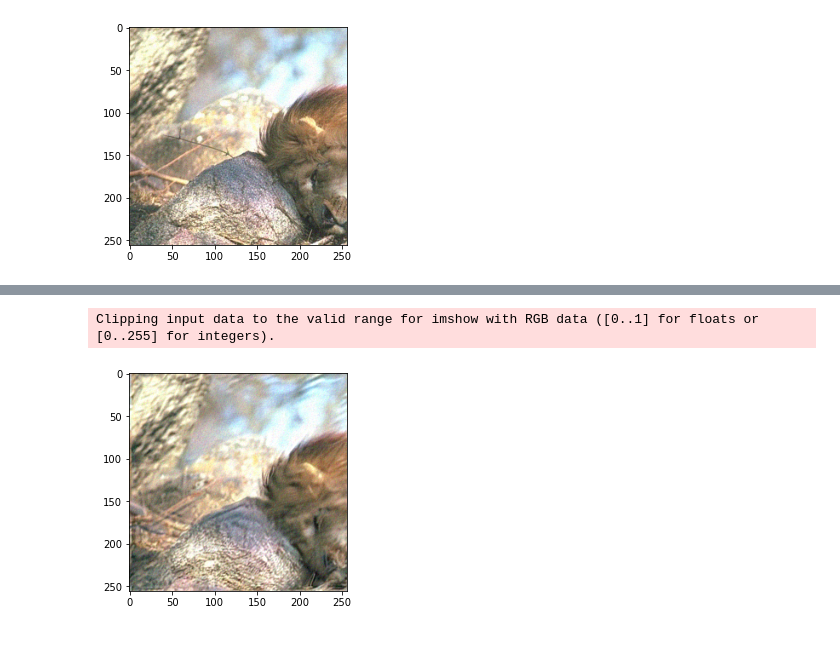
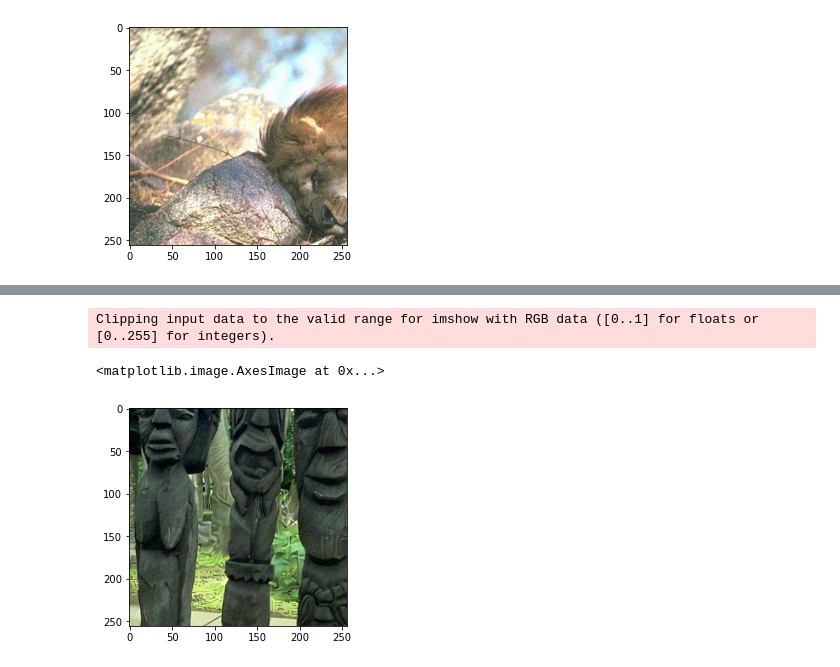
Before and after one commit to zihaozou/potential, a Jupyter notebook: test.ipynb, the cells around one changed output, grey strips where cells are left out. Drawn from its saved outputs; the diff is of its cells as text; code cells hidden in the pictures.

```diff
--- a/test.ipynb
+++ b/test.ipynb
@@ -80,6 +88,7 @@ model.initialize_prox(Xblur,kernel)
 X0=model.calculate_prox(Xblur)
 # %%
 Xrecon=nesterov(lambda z:model(z,13.770,False),X0,50)
+Xrecon=model(Xrecon.requires_grad_(), 13.770)
 # %%
 plt.imshow(Xrecon[0,:,:,:].detach().permute(1,2,0).cpu().numpy())
 # %% [output]
@@ -89,24 +98,6 @@ Clipping input data to the valid range for imshow with RGB data ([0..1] for floa
-# %%
-relative_diff_F_min=1e-6
-diff_F=1
-F_old=1
-maxitr=30
-i=0
-lamb=0.1
-tau=10.0
-x=X0
-while i < maxitr:
-
-
-    sigma_denoiser = 13.770
-
-    x_old = x
-
-    #Denoising of x_old and calculation of F_old
-    x=model(x_old,sigma_denoiser,False)
-    i+=1
-plt.imshow(x[0,:,:,:].detach().permute(1,2,0).cpu().numpy())
-plt.show()
-# %% [output]
-Clipping input data to the valid range for imshow with RGB data ([0..1] for floats or [0..255] for integers).
-[figure, removed]
+# %%
+plt.imshow(Xrecon[1,:,:,:].detach().permute(1,2,0).cpu().numpy())
+# %% [output]
+Clipping input data to the valid range for imshow with RGB data ([0..1] for floats or [0..255] for integers).
+<matplotlib.image.AxesImage at 0x...>
+[figure, added]
```
Also changed, not shown: parts of 9 cells of this notebook, 9 other files.
